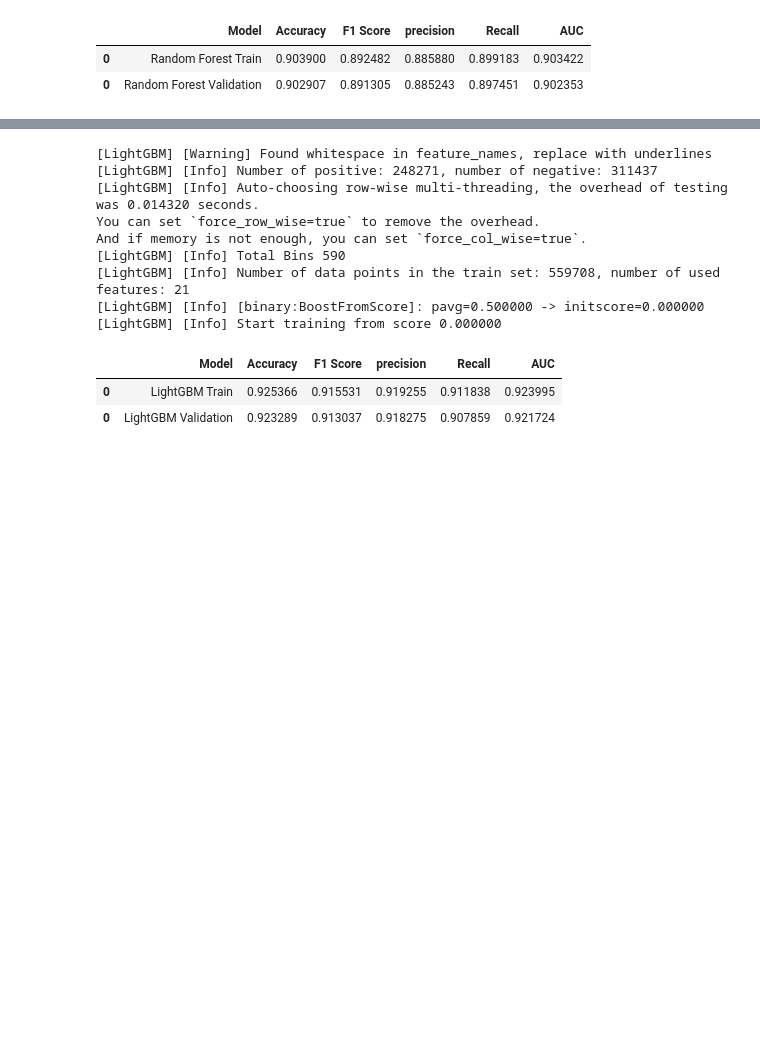
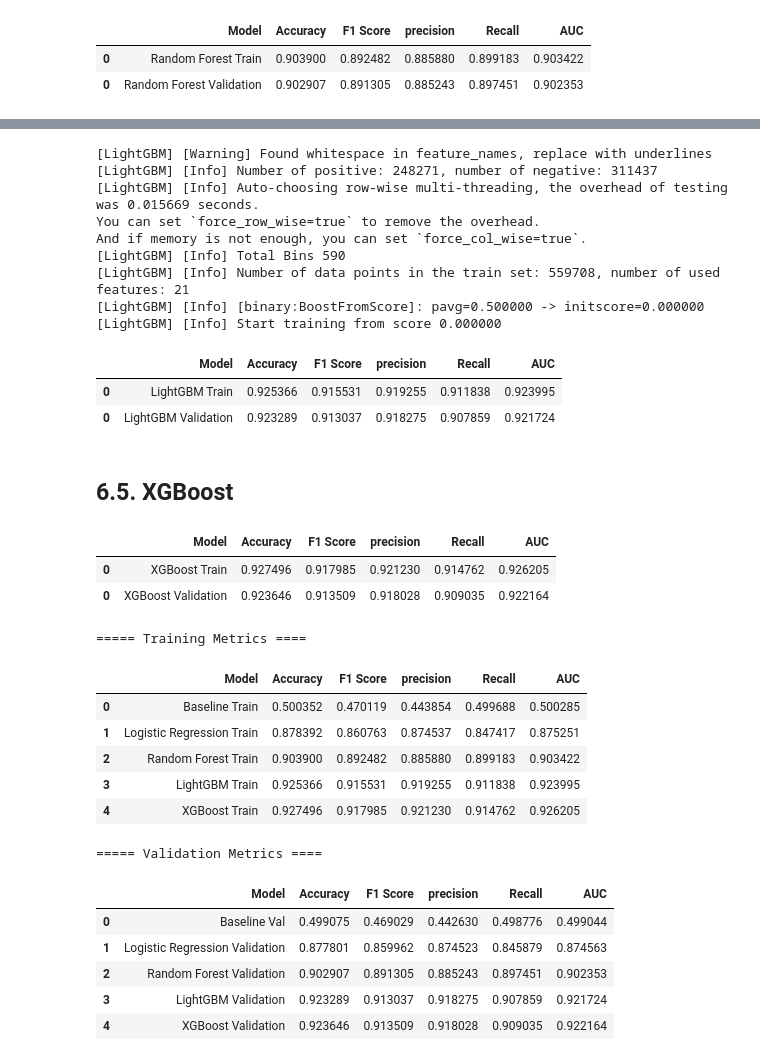
Before and after one commit to Data-Projects1/airline_satisfaction, a Jupyter notebook: analise_satisf.ipynb, the cells around one changed output, grey strips where cells are left out. Cells and saved outputs as stored; diff of their text form; code cells hidden in the pictures; blank space fills up the shorter version.

Commit message:
Machine Learning modeling

```diff
--- a/analise_satisf.ipynb
+++ b/analise_satisf.ipynb
@@ -665,0 +639,10 @@ xgb
+# %%
+#Modelo de predição meramente aleatório, para servir de baseline para comparação com os modelos que serão criados posteriormente.
+yhat_baseline_train = np.random.choice([0.1, 0.9], size = len(y_train), p=[0.5, 0.5])
+yhat_baseline_val = np.random.choice([0.1, 0.9], size = len(y_val), p=[0.5, 0.5])
+
+baseline_train = ml_metrics('Baseline Train', y_train, yhat_baseline_train )
+baseline_val = ml_metrics('Baseline Val', y_val, yhat_baseline_val)
+
+baseline = pd.concat( [baseline_train, baseline_val] )
+baseline
@@ -665,0 +655,17 @@ xgb
+# %%
+# definição
+lr_model = LogisticRegression(random_state=42, max_iter=1000)
+
+# treinamento
+lr_model.fit(X_train, y_train)
+
+# previsão
+yhat_lr_train = lr_model.predict_proba(X_train)[:, 1]
+yhat_lr_val = lr_model.predict_proba(X_val)[:, 1]
+
+# desempenho
+lr_train = ml_metrics('Logistic Regression Train', y_train, yhat_lr_train)
+lr_val = ml_metrics('Logistic Regression Validation', y_val, yhat_lr_val)
+
+lr = pd.concat([lr_train, lr_val])
+lr
@@ -714,7 +728,7 @@ lgbm
 # %% [output]
 [LightGBM] [Warning] Found whitespace in feature_names, replace with underlines
 [LightGBM] [Info] Number of positive: 248271, number of negative: 311437
-[LightGBM] [Info] Auto-choosing row-wise multi-threading, the overhead of testing was 0.014320 seconds.
+[LightGBM] [Info] Auto-choosing row-wise multi-threading, the overhead of testing was 0.015669 seconds.
 You can set `force_row_wise=true` to remove the overhead.
 And if memory is not enough, you can set `force_col_wise=true`.
 [LightGBM] [Info] Total Bins 590
@@ -724,3 +738,53 @@ And if memory is not enough, you can set `force_col_wise=true`.
 |  | Model | Accuracy | F1 Score | precision | Recall | AUC |
 | 0 | LightGBM Train | 0.925366 | 0.915531 | 0.919255 | 0.911838 | 0.923995 |
 | 0 | LightGBM Validation | 0.923289 | 0.913037 | 0.918275 | 0.907859 | 0.921724 |
+# %% [markdown]
+## 6.5. XGBoost
+# %%
+# definition
+ratio = float( np.sum( y==0 ) ) / np.sum( y == 1 )
+xgb_model = XGBClassifier(
+    n_estimators = 100,
+    scale_pos_weight = ratio,
+    random_state=42,
+    n_jobs=-1
+)
+
+# training
+xgb_model.fit(X_train, y_train)
+
+# prediction
+yhat_xgb_train = xgb_model.predict_proba(X_train)[:, 1]
+yhat_xgb_val = xgb_model.predict_proba(X_val)[:, 1]
+
+# performance
+xgb_train = ml_metrics('XGBoost Train', y_train, yhat_xgb_train)
+xgb_val = ml_metrics('XGBoost Validation', y_val, yhat_xgb_val)
+
+xgb = pd.concat([xgb_train, xgb_val])
+xgb
+# %% [output]
+|  | Model | Accuracy | F1 Score | precision | Recall | AUC |
+| 0 | XGBoost Train | 0.927496 | 0.917985 | 0.921230 | 0.914762 | 0.926205 |
+| 0 | XGBoost Validation | 0.923646 | 0.913509 | 0.918028 | 0.909035 | 0.922164 |
+# %%
+print( "===== Training Metrics ====")
+display( pd.concat( [baseline_train, lr_train, rf_train, lgbm_train, xgb_train] ).reset_index(drop=True))
+
+print( "===== Validation Metrics ====")
+display( pd.concat( [baseline_val, lr_val, rf_val, lgbm_val, xgb_val] ).reset_index(drop=True))
+# %% [output]
+===== Training Metrics ====
+|  | Model | Accuracy | F1 Score | precision | Recall | AUC |
+| 0 | Baseline Train | 0.500352 | 0.470119 | 0.443854 | 0.499688 | 0.500285 |
+| 1 | Logistic Regression Train | 0.878392 | 0.860763 | 0.874537 | 0.847417 | 0.875251 |
+| 2 | Random Forest Train | 0.903900 | 0.892482 | 0.885880 | 0.899183 | 0.903422 |
+| 3 | LightGBM Train | 0.925366 | 0.915531 | 0.919255 | 0.911838 | 0.923995 |
+| 4 | XGBoost Train | 0.927496 | 0.917985 | 0.921230 | 0.914762 | 0.926205 |
+===== Validation Metrics ====
+|  | Model | Accuracy | F1 Score | precision | Recall | AUC |
+| 0 | Baseline Val | 0.499075 | 0.469029 | 0.442630 | 0.498776 | 0.499044 |
+| 1 | Logistic Regression Validation | 0.877801 | 0.859962 | 0.874523 | 0.845879 | 0.874563 |
+| 2 | Random Forest Validation | 0.902907 | 0.891305 | 0.885243 | 0.897451 | 0.902353 |
+| 3 | LightGBM Validation | 0.923289 | 0.913037 | 0.918275 | 0.907859 | 0.921724 |
+| 4 | XGBoost Validation | 0.923646 | 0.913509 | 0.918028 | 0.909035 | 0.922164 |
```
Also changed, not shown: parts of 10 cells of this notebook.
